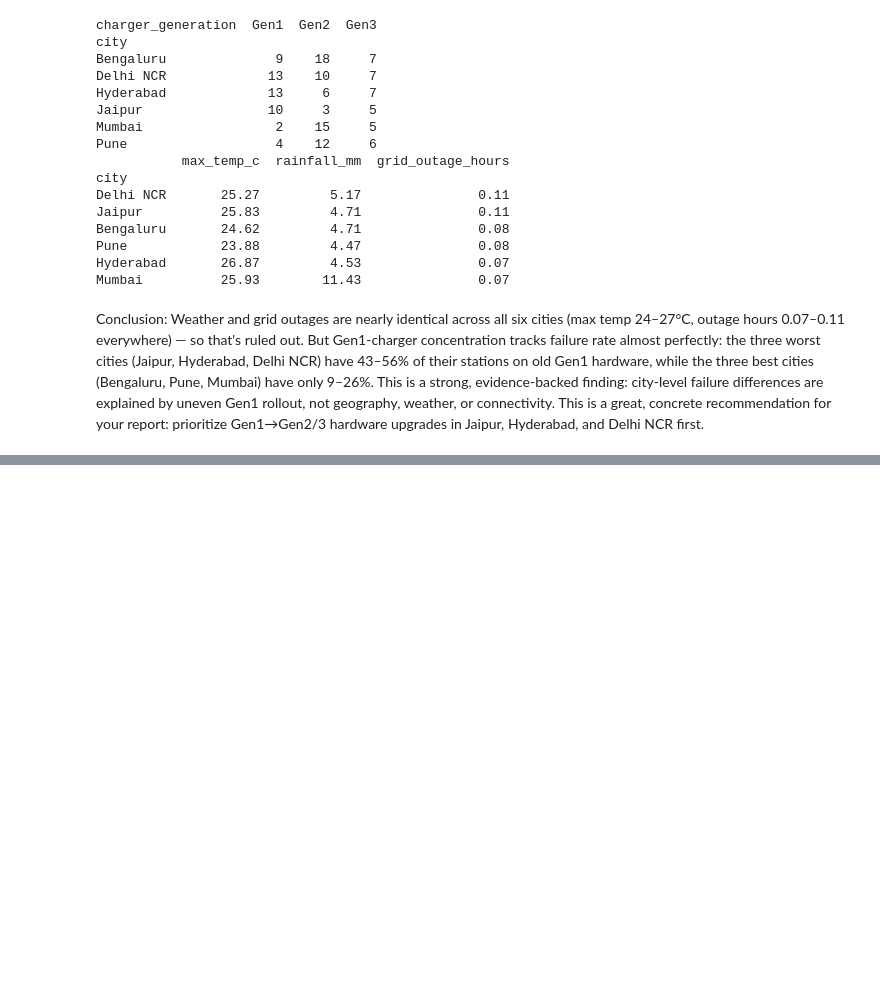
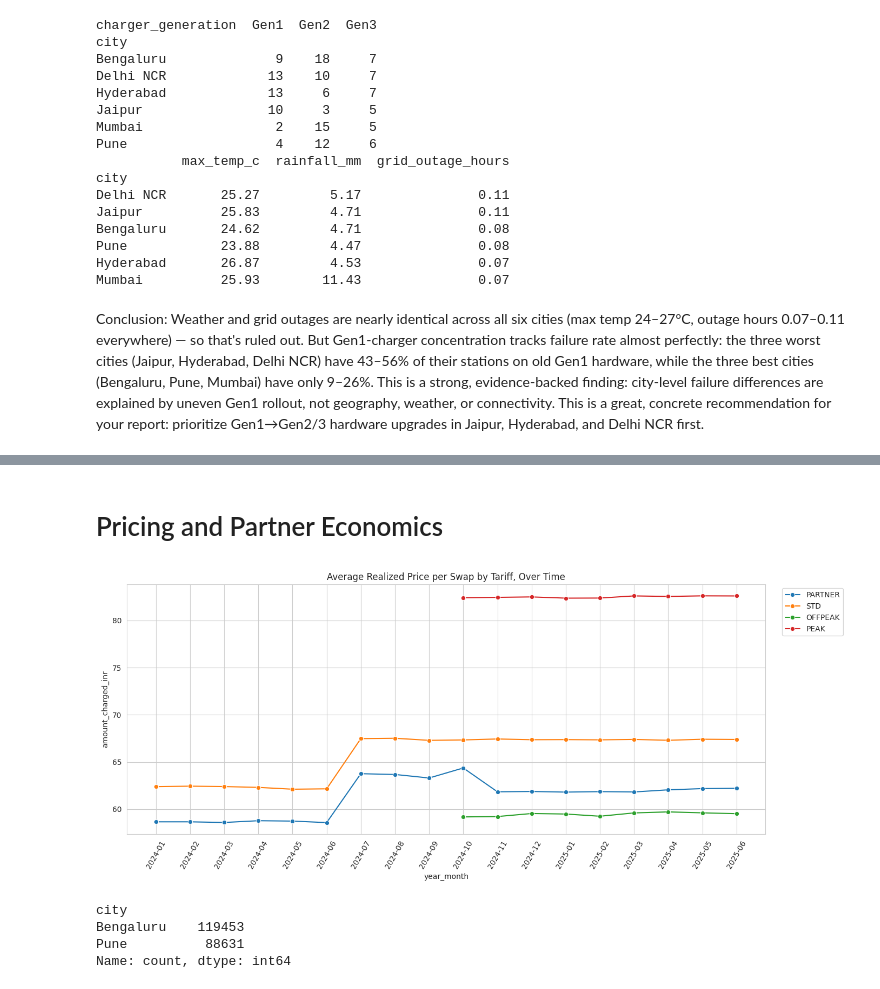
Before and after one commit to Khulbe-Nitin/Volt-Relay, a Jupyter notebook: Collab_notebook/VoltRelay_Merged_Nitin_Abhishek_Final.ipynb, the cells around one changed output, grey strips where cells are left out. Drawn from its saved outputs; the diff is of its cells as text; code cells hidden in the pictures; blank space fills up the shorter version.

```diff
--- a/Collab_notebook/VoltRelay_Merged_Nitin_Abhishek_Final.ipynb
+++ b/Collab_notebook/VoltRelay_Merged_Nitin_Abhishek_Final.ipynb
@@ -3679,0 +3794,20 @@ Conclusion: Weather and grid outages are nearly identical across all six cities
+# %% [markdown]
+<h1> Pricing and Partner Economics </h1>
+# %%
+tariff_month = completed_events.groupby(["year_month","tariff_code"])["amount_charged_inr"].mean().reset_index()
+
+plt.figure(figsize=(14,6))
+sns.lineplot(data=tariff_month, x="year_month", y="amount_charged_inr", hue="tariff_code", marker="o", palette="tab10")
+plt.title("Average Realized Price per Swap by Tariff, Over Time")
+plt.xticks(rotation=60)
+plt.legend(bbox_to_anchor=(1.02,1), loc="upper left")
+plt.tight_layout(); plt.show()
+
+# which cities actually see the peak/offpeak pilot?
+print(events_prod.loc[events_prod["tariff_code"].isin(["PEAK","OFFPEAK"]), "city"].value_counts())
+# %% [output]
+[figure, added]
+city
+Bengaluru    119453
+Pune          88631
+Name: count, dtype: int64
```
Also changed, not shown: parts of 20 cells of this notebook.
